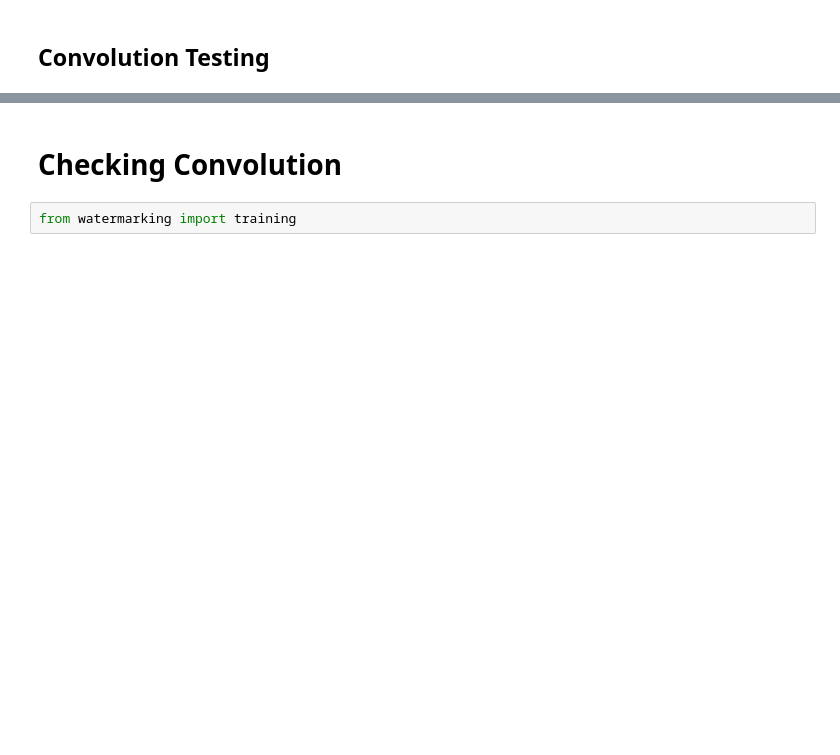
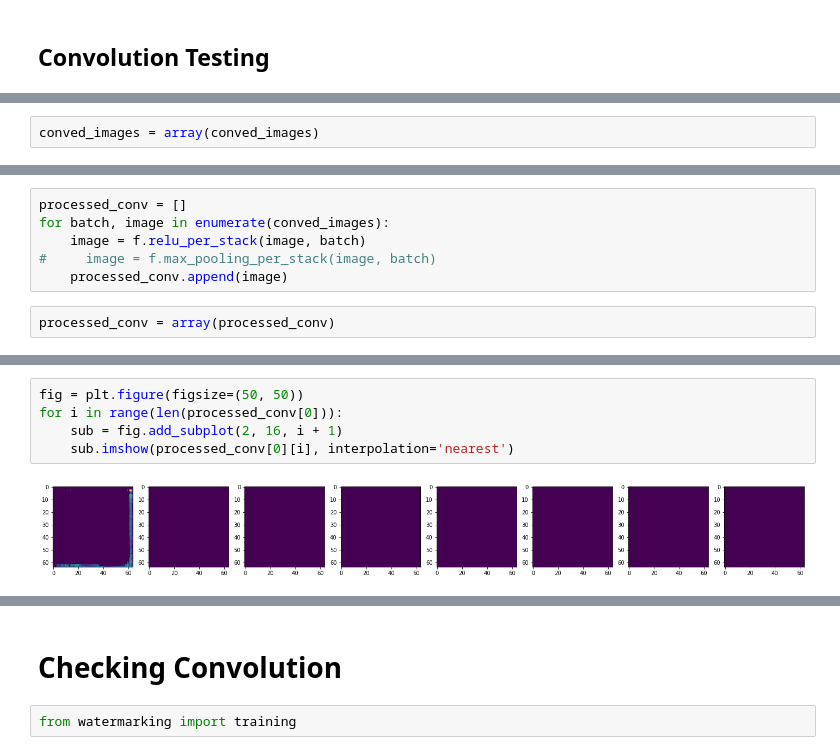
Before and after one commit to jessicacb12/final-project-digital-watermarking, a Jupyter notebook: CNN Testing.ipynb, the cells around one changed output, grey strips where cells are left out. Drawn from its saved outputs; the diff is of its cells as text; blank space fills up the shorter version.

```diff
--- a/CNN Testing.ipynb
+++ b/CNN Testing.ipynb
@@ -64,0 +111,2 @@ image, _ = forward.Forward(
+# %%
+conved_images = array(conved_images)
@@ -65 +133,9 @@ image, _ = forward.Forward(
+# %%
+processed_conv = []
+for batch, image in enumerate(conved_images):
+    image = f.relu_per_stack(image, batch)
+#     image = f.max_pooling_per_stack(image, batch)
+    processed_conv.append(image)
+# %%
+processed_conv = array(processed_conv)
 # %%
@@ -66,0 +165,7 @@ image.shape
+# %%
+fig = plt.figure(figsize=(50, 50))
+for i in range(len(processed_conv[0])):
+    sub = fig.add_subplot(2, 16, i + 1)
+    sub.imshow(processed_conv[0][i], interpolation='nearest')
+# %% [output]
+[figure, added]
```
Also changed, not shown: parts of 77 cells of this notebook, 10 other files.
